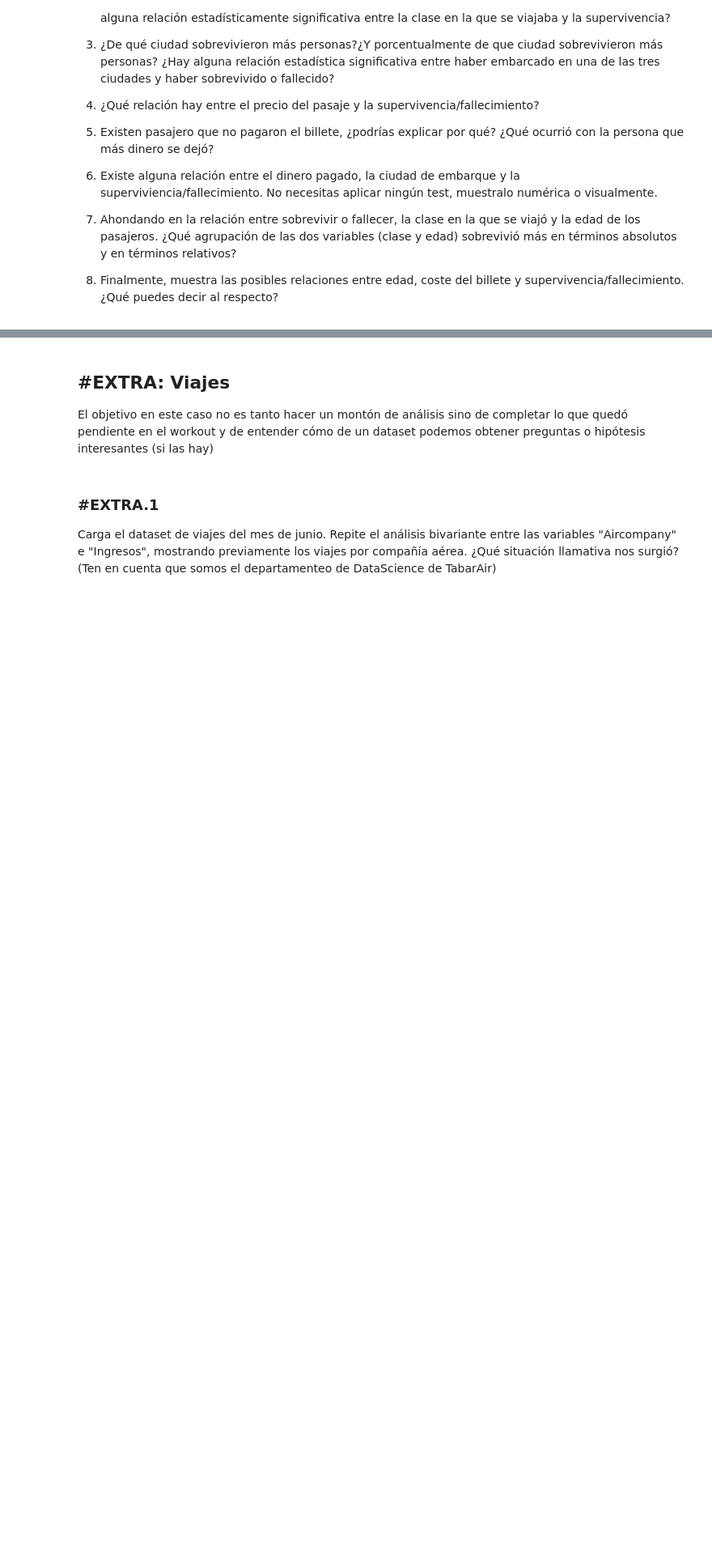
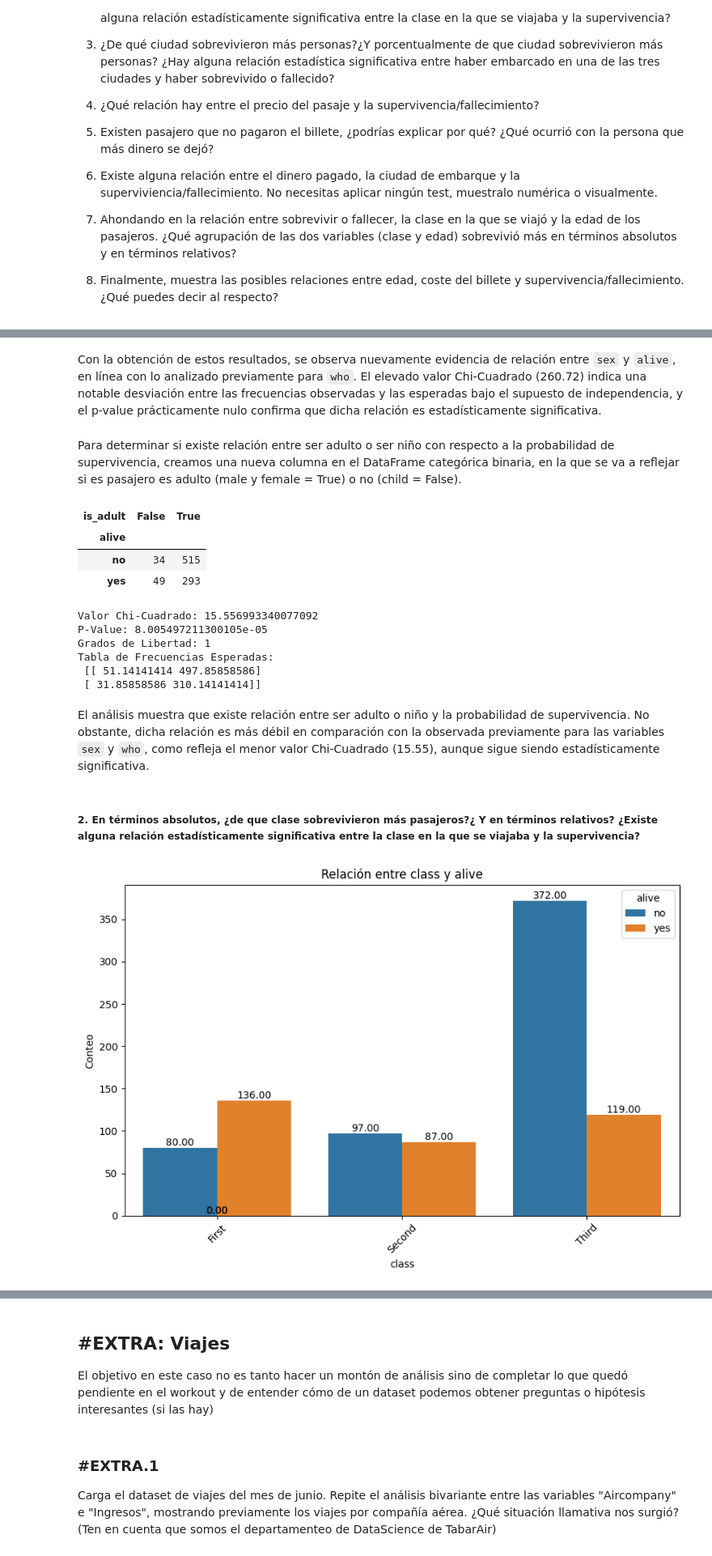
Before and after one commit to willwalker7/DS-Online-willwalker7, a Jupyter notebook: 03_Data_Analysis/Sprint_07/Unidad_02_Estadistica_Descriptiva_Multivariante/03_Practica_Obligatoria/18_Practica_Obligatoria_Multivariante.ipynb, the cells around one changed output, grey strips where cells are left out. Shown at 81% size. Cells and saved outputs as stored; diff of their text form; code cells hidden in the pictures; blank space fills up the shorter version.

```diff
--- a/03_Data_Analysis/Sprint_07/Unidad_02_Estadistica_Descriptiva_Multivariante/03_Practica_Obligatoria/18_Practica_Obligatoria_Multivariante.ipynb
+++ b/03_Data_Analysis/Sprint_07/Unidad_02_Estadistica_Descriptiva_Multivariante/03_Practica_Obligatoria/18_Practica_Obligatoria_Multivariante.ipynb
@@ -111,0 +189,37 @@ Realiza los análisis bivariantes o multivariantes que necesites, así como los
+# %% [markdown]
+Con la obtención de estos resultados, se observa nuevamente evidencia de relación entre `sex` y `alive`, en línea con lo analizado previamente para `who`. El elevado valor Chi-Cuadrado (260.72) indica una notable desviación entre las frecuencias observadas y las esperadas bajo el supuesto de independencia, y el p-value prácticamente nulo confirma que dicha relación es estadísticamente significativa.
+# %% [markdown]
+Para determinar si existe relación entre ser adulto o ser niño con respecto a la probabilidad de supervivencia, creamos una nueva columna en el DataFrame categórica binaria, en la que se va a reflejar si es pasajero es adulto (male y female = True) o no (child = False).
+# %%
+df_titanic["is_adult"] = df_titanic["who"].isin(["man", "woman"])
+# %%
+tabla_contingencia_is_adult = pd.crosstab(df_titanic['alive'], df_titanic['is_adult'])
+tabla_contingencia_is_adult
+# %% [output]
+| is_adult | False | True |
+| alive |  |  |
+| no | 34 | 515 |
+| yes | 49 | 293 |
+# %%
+chi2, p, dof, expected = chi2_contingency(tabla_contingencia_is_adult)
+
+
+print("Valor Chi-Cuadrado:", chi2)
+print("P-Value:", p)
+print("Grados de Libertad:", dof)
+print("Tabla de Frecuencias Esperadas:\n", expected)
+# %% [output]
+Valor Chi-Cuadrado: 15.556993340077092
+P-Value: 8.005497211300105e-05
+Grados de Libertad: 1
+Tabla de Frecuencias Esperadas:
+ [[ 51.14141414 497.85858586]
+ [ 31.85858586 310.14141414]]
+# %% [markdown]
+El análisis muestra que existe relación entre ser adulto o niño y la probabilidad de supervivencia. No obstante, dicha relación es más débil en comparación con la observada previamente para las variables `sex` y `who`, como refleja el menor valor Chi-Cuadrado (15.55), aunque sigue siendo estadísticamente significativa.
+# %% [markdown]
+##### **2. En términos absolutos, ¿de que clase sobrevivieron más pasajeros?¿ Y en términos relativos? ¿Existe alguna relación estadísticamente significativa entre la clase en la que se viajaba y la supervivencia?**
+# %%
+plot_categorical_relationship_fin(df_titanic, "class","alive", show_values= True)
+# %% [output]
+[figure, added]
```
Also changed, not shown: parts of 14 cells of this notebook.
